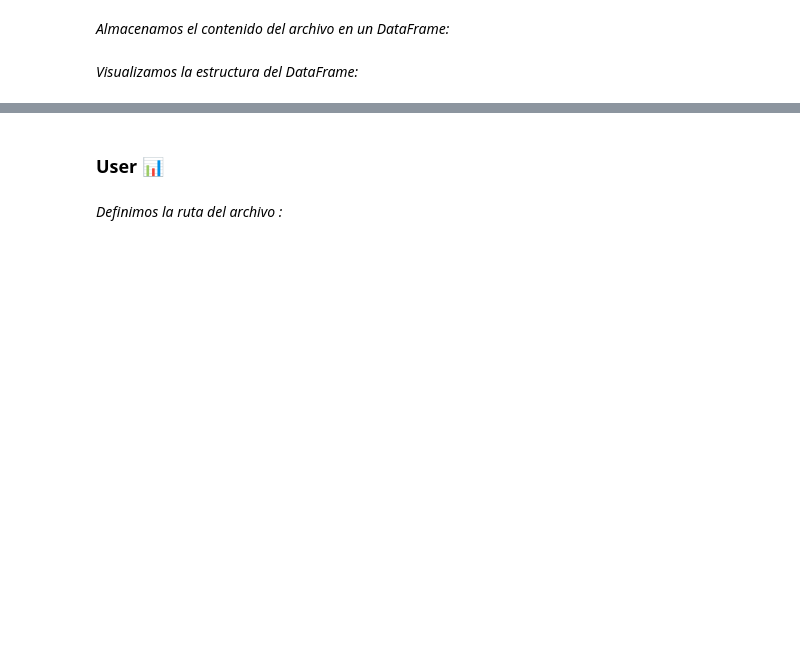
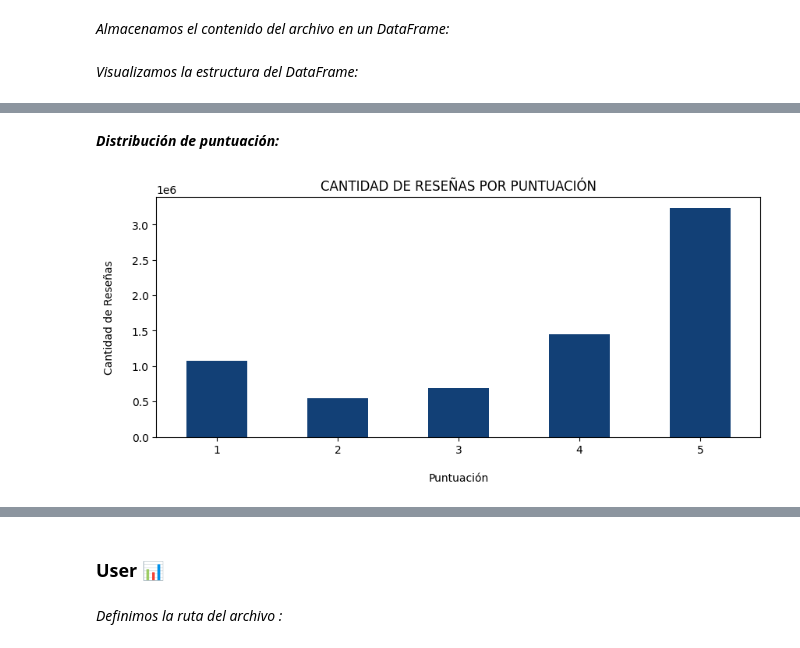
Before and after one commit to MiliTrres/PF_Reviews-Recommendation_Henry, a Jupyter notebook: EDA.ipynb, the cells around one changed output, grey strips where cells are left out. Saved outputs shown, nothing was run; the diff lists cells and outputs as text; code cells hidden in the pictures; blank space fills up the shorter version.

```diff
--- a/EDA.ipynb
+++ b/EDA.ipynb
@@ -885,0 +799,2 @@ df_reviews.head(2)
+# %%
+df_reviews = df_reviews.drop(columns= ['funny', 'cool'])
@@ -921,0 +864,19 @@ reviews_mcdonalds.to_parquet('./Datos/Archivos Filtrados/reviews_mcdonalds.parqu
+# %% [markdown]
+***Distribución de puntuación:***
+# %%
+puntuacion = df_reviews['stars'].value_counts().sort_index()
+# %%
+plt.figure(figsize= (10, 4))
+
+puntuacion.plot(kind= 'bar', color= '#124076')
+
+plt.title('CANTIDAD DE RESEÑAS POR PUNTUACIÓN')
+
+plt.xlabel('\nPuntuación')
+plt.ylabel('Cantidad de Reseñas\n')
+
+plt.xticks(rotation= 0)
+
+plt.show()
+# %% [output]
+[figure, added]
```
Also changed, not shown: parts of 61 cells of this notebook.
